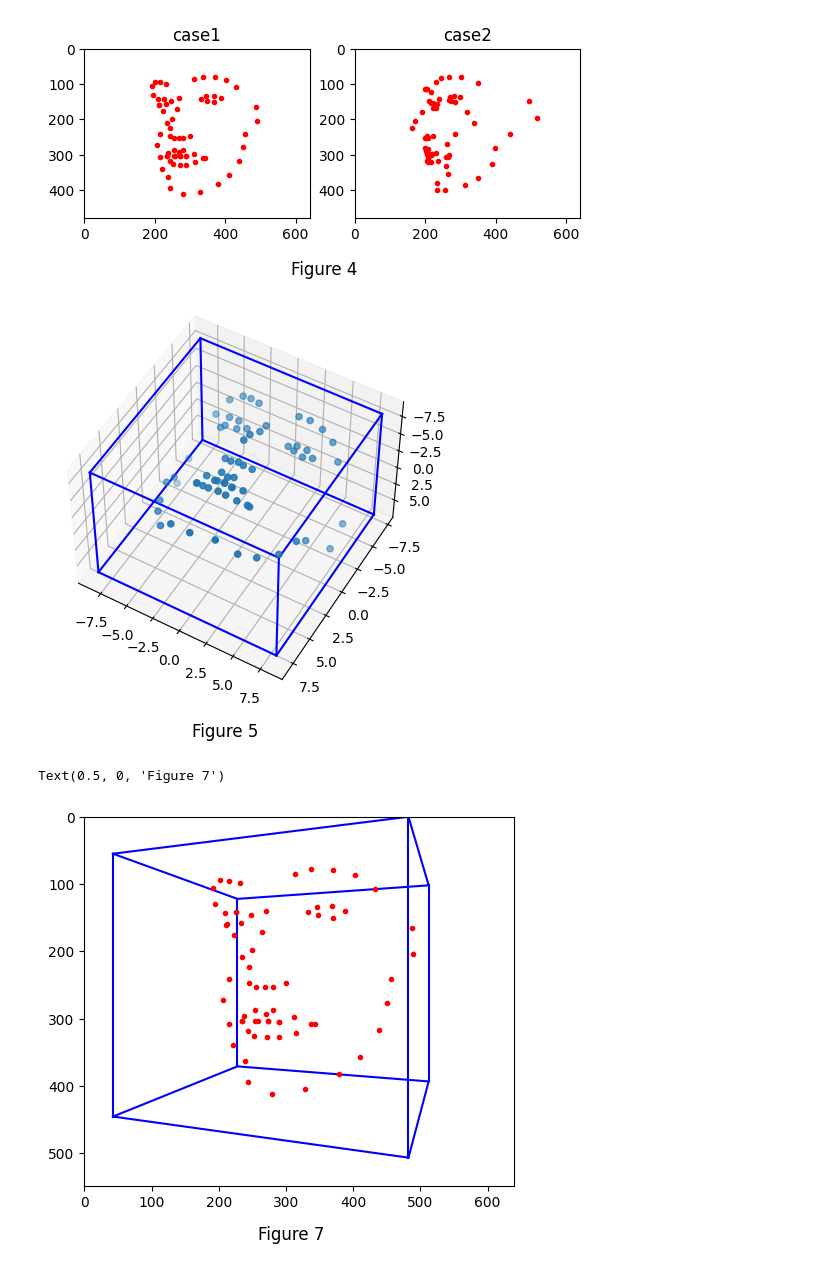
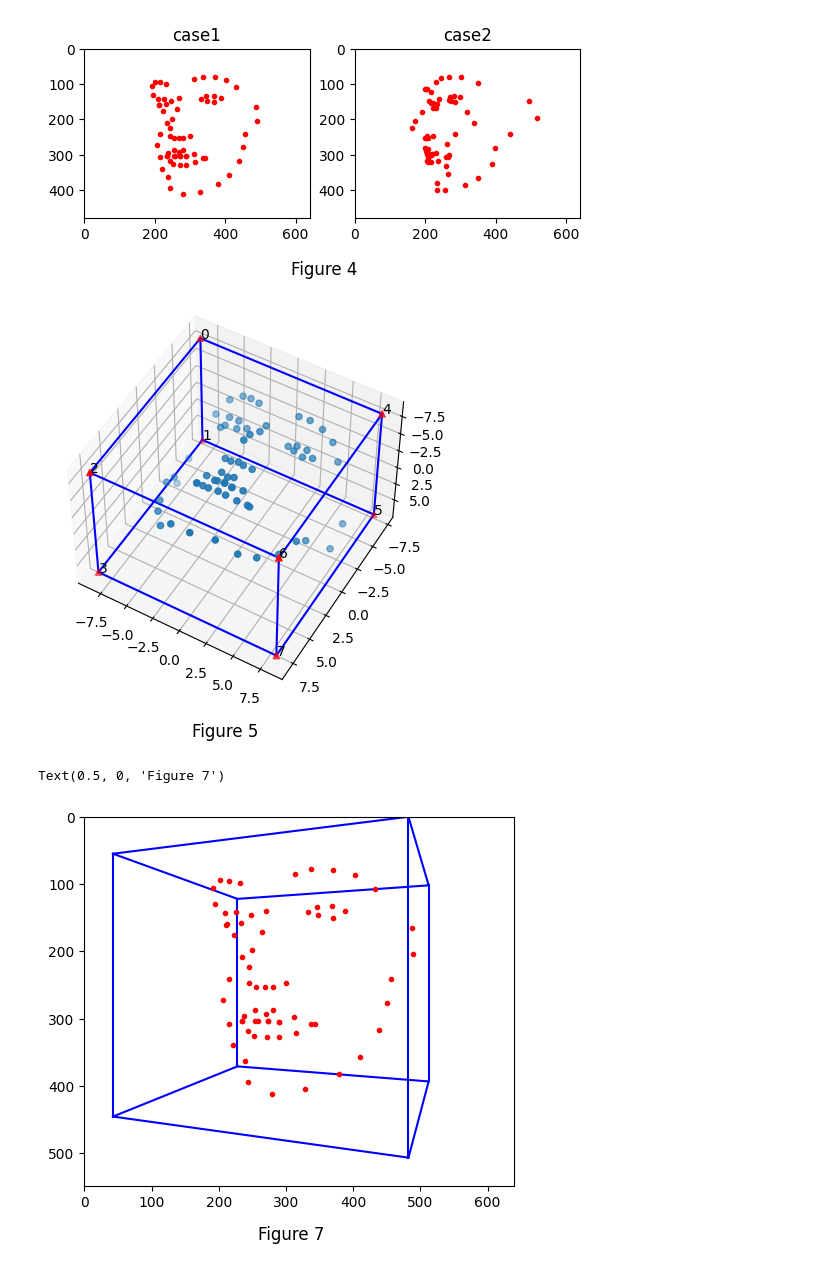
Before and after one commit to nsysu-itlab/3D-Vision-Assignments, a Jupyter notebook: Assignment1/assignment1_template.ipynb, the cells around one changed output. Cells and saved outputs as stored; diff of their text form; code cells hidden in the pictures.

```diff
--- a/Assignment1/assignment1_template.ipynb
+++ b/Assignment1/assignment1_template.ipynb
@@ -13,13 +13,13 @@ print(face3d.shape)
 # enter your code here
 fig = plt.figure()
 ax = plt.axes(projection='3d')
-ax.scatter3D(face3d[0,:], face3d[1,:], face3d[2,:])
+ax.scatter3D(face3d[0,:], face3d[1,:], face3d[2,:],c='r',marker='^')
 ax.view_init(310, 90, 180)
 plt.title('Figure 1')
 
 
-for i in range(len(face3d[0,:])):
-    ax.text3D(face3d[0,i],face3d[1,i],face3d[2,i],str(i))
+#for i in range(len(face3d[0,:])):
+#    ax.text3D(face3d[0,i],face3d[1,i],face3d[2,i],str(i))
 plt.suptitle('Figure 1: 3D Facial Landmarks: 3D Facial Landmarks',y=0,verticalalignment='baseline')
 plt.show()
 # %% [output]
@@ -213,34 +213,36 @@ ax = plt.axes(projection='3d')
 ax.scatter3D(face3d[0,:], face3d[1,:], face3d[2,:])
 
 connect_point = {0:[1,2,4],3:[1,2,7],5:[1,4,7],6:[2,4,7]}
 
 ax.view_init(310, 60, 180)
 
 for index, index_num in enumerate(connect_point):
     for i in connect_point[index_num]:
         ax.plot(cube_vertices[0,[index_num,i]],cube_vertices[1,[index_num,i]], cube_vertices[2,[index_num,i]],'b')
-
+ax.scatter3D(cube_vertices[0,:],cube_vertices[1,:],cube_vertices[2,:],c='r',marker='^')
+for i in range(len(cube_vertices[0,:])):
+    ax.text3D(cube_vertices[0,i],cube_vertices[1,i],cube_vertices[2,i],str(i))
 plt.suptitle('Figure 5',y=0,verticalalignment='baseline')
 plt.show()
 
 # Step 5.2
 
 face3d_with_cube = np.hstack((face3d, cube_vertices))
 
 R_1 = roatation_matrix(0,20,0)
 extrinsic_mat_1 = np.hstack((R_1,t))
 m_1 = three_dimesion_2_two_dimesion(K,extrinsic_mat_1,face3d_with_cube)
 
 fig7 = plt.figure()
 
 cube_vertice_2d = m_1[:,68:]
 for index, index_num in enumerate(connect_point):
     for i in connect_point[index_num]:
         plt.plot(cube_vertice_2d[0,[index_num,i]],cube_vertice_2d[1,[index_num,i]],'b')
 
 plot_2d_matrix(m_1[:,0:68],height=550)
 plt.suptitle('Figure 7',y=0,verticalalignment='baseline')
 # %% [output]
-[figure, old version]
+[figure, new version]
 Text(0.5, 0, 'Figure 7')
 [figure]
```
Also changed, not shown: parts of 1 cell of this notebook.
